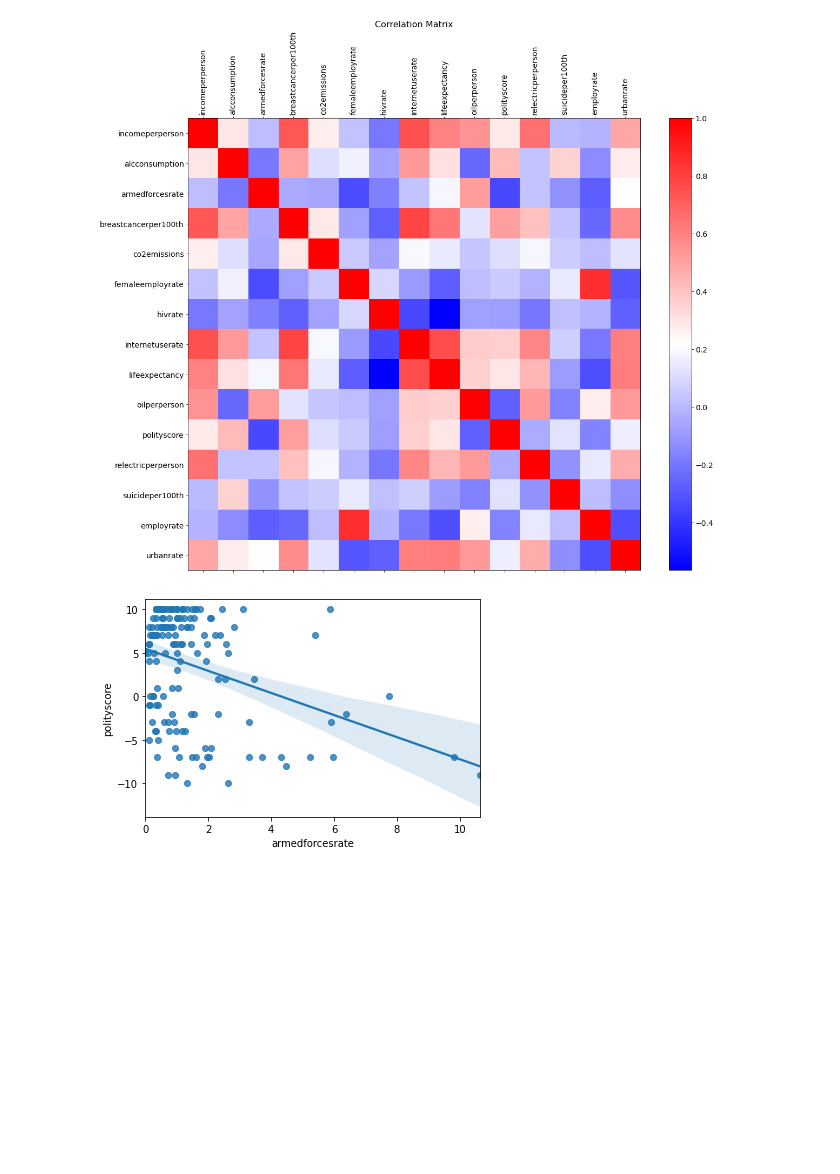
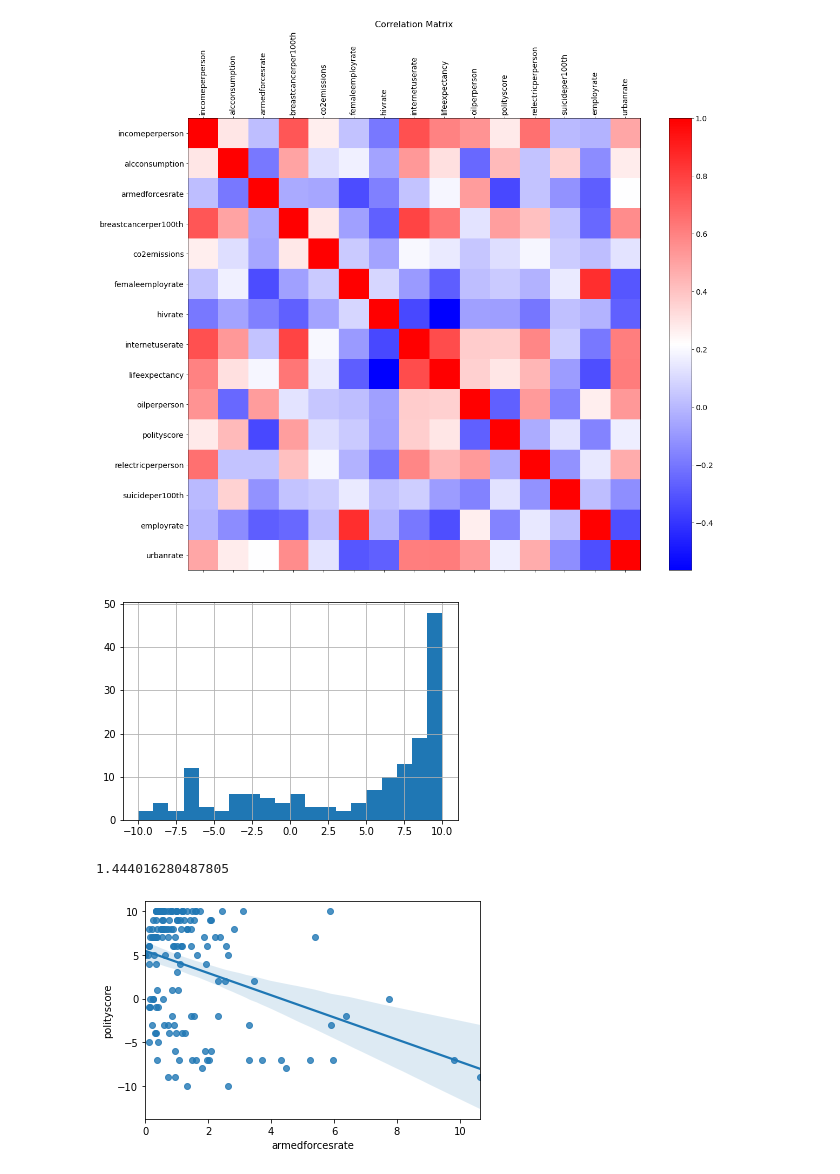
Before and after one commit to BunnyNoBugs/regression-modeling-in-practice, a Jupyter notebook: gapminder_basic_linear_regression_test.ipynb, the cells around one changed output. Saved outputs shown, nothing was run; the diff lists cells and outputs as text; code cells hidden in the pictures; blank space fills up the shorter version.

```diff
--- a/gapminder_basic_linear_regression_test.ipynb
+++ b/gapminder_basic_linear_regression_test.ipynb
@@ -33,6 +33,14 @@ cb.ax.tick_params(labelsize=14)
 plt.title('Correlation Matrix', fontsize=16);
 # %% [output]
 [figure]
+# %%
+gm['polityscore'].hist(bins=20);
+# %% [output]
+[figure, added]
+# %%
+print(gm['armedforcesrate'].mean())
+# %% [output]
+1.444016280487805
 # %%
 sns.regplot(x='armedforcesrate', y='polityscore', data=gm);
 # %% [output]
```
Also changed, not shown: parts of 1 cell of this notebook.
